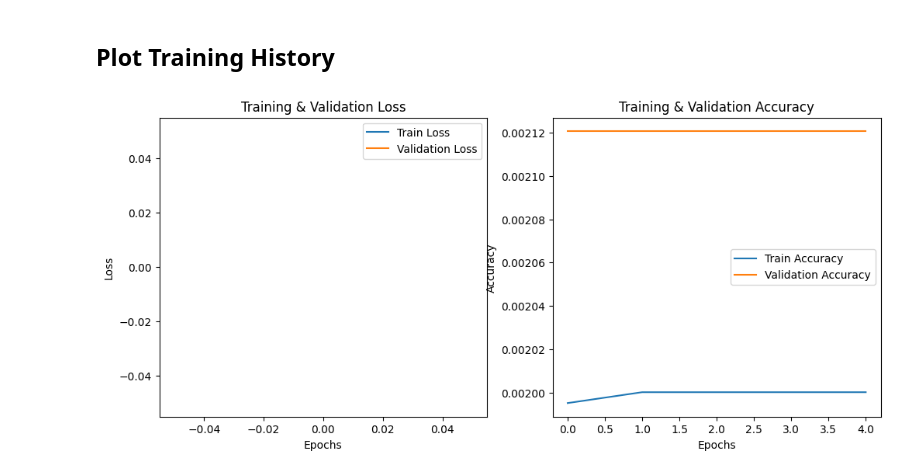
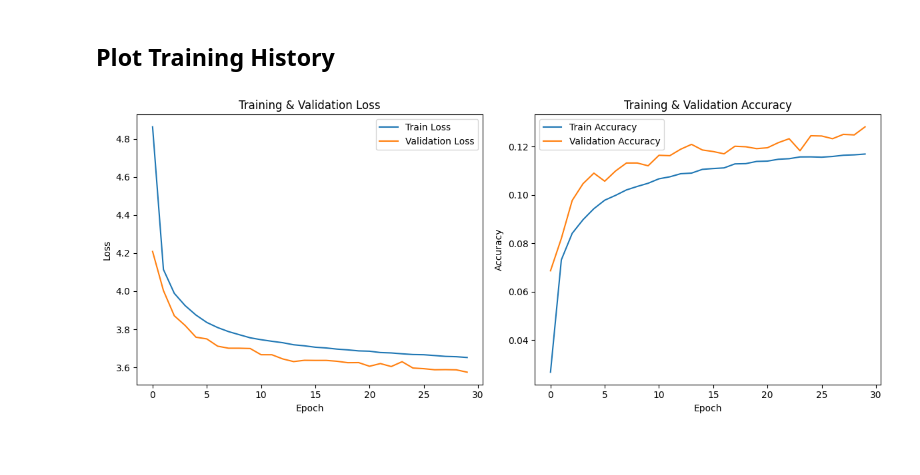
Before and after one commit to RyanGA09/codveda-ml-submission, a Jupyter notebook: Level 3 Advanced/Task_3_Neural_Network/neural_network.ipynb, the cells around one changed output. Saved outputs shown, nothing was run; the diff lists cells and outputs as text; code cells hidden in the pictures; blank space fills up the shorter version.

```diff
--- a/Level 3 Advanced/Task_3_Neural_Network/neural_network.ipynb
+++ b/Level 3 Advanced/Task_3_Neural_Network/neural_network.ipynb
@@ -51,0 +67,4 @@ X_scaled = scaler.fit_transform(X)
+# %%
+# Drop rows with NaN or inf after normalization
+data = data.replace([np.inf, -np.inf], np.nan)
+data = data.dropna()
@@ -53,7 +98,9 @@ X_scaled = scaler.fit_transform(X)
 ## Split dataset
 # %%
 # Split dataset
-X_train, X_test, y_train, y_test = train_test_split(X_scaled, y, test_size=0.2, random_state=42)
+X_train, X_test, y_train, y_test = train_test_split(
+    X_seq, y_seq, test_size=0.2, random_state=42, stratify=y_seq
+)
 # %% [markdown]
 ## Build Neural Network Model
 # %%
@@ -73,5 +118,26 @@ model.compile(optimizer=Adam(learning_rate=0.001),
+# %%
+# Callbacks (gunakan .h5 untuk menghindari error)
+now = datetime.now().strftime("%Y%m%d-%H%M%S")
+model_path = f"best_model_{now}.h5"
+early_stop = EarlyStopping(monitor='val_loss', patience=5, restore_best_weights=True)
+checkpoint = ModelCheckpoint(
+    filepath=model_path,
+    monitor='val_accuracy',
+    save_best_only=True,
+    save_weights_only=False,
+    mode='max',
+    verbose=1
+)
 # %% [markdown]
 ## Train Model
 # %%
-history = model.fit(X_train, y_train, epochs=5, validation_data=(X_test, y_test), batch_size=32, verbose=1)
+# Train Model
+history = model.fit(
+    X_train, y_train,
+    epochs=30,
+    batch_size=64,
+    validation_data=(X_test, y_test),
+    callbacks=[early_stop, checkpoint],
+    verbose=1
+)
 # %% [output]
@@ -97,25 +215,26 @@ Test Accuracy: 0.0021
 # %%
 # Plot Training History
 plt.figure(figsize=(12, 5))
 
-# Loss Plot
+# Loss
 plt.subplot(1, 2, 1)
 plt.plot(history.history['loss'], label='Train Loss')
 plt.plot(history.history['val_loss'], label='Validation Loss')
-plt.xlabel('Epochs')
+plt.title('Training & Validation Loss')
+plt.xlabel('Epoch')
 plt.ylabel('Loss')
-plt.title('Training & Validation Loss')
 plt.legend()
 
-# Accuracy Plot
+# Accuracy
 plt.subplot(1, 2, 2)
 plt.plot(history.history['accuracy'], label='Train Accuracy')
 plt.plot(history.history['val_accuracy'], label='Validation Accuracy')
-plt.xlabel('Epochs')
+plt.title('Training & Validation Accuracy')
+plt.xlabel('Epoch')
 plt.ylabel('Accuracy')
-plt.title('Training & Validation Accuracy')
 plt.legend()
 
+plt.tight_layout()
 plt.show()
 # %% [output]
-[figure, old version]
+[figure, new version]
```
Also changed, not shown: parts of 17 cells of this notebook, 1 other file.
